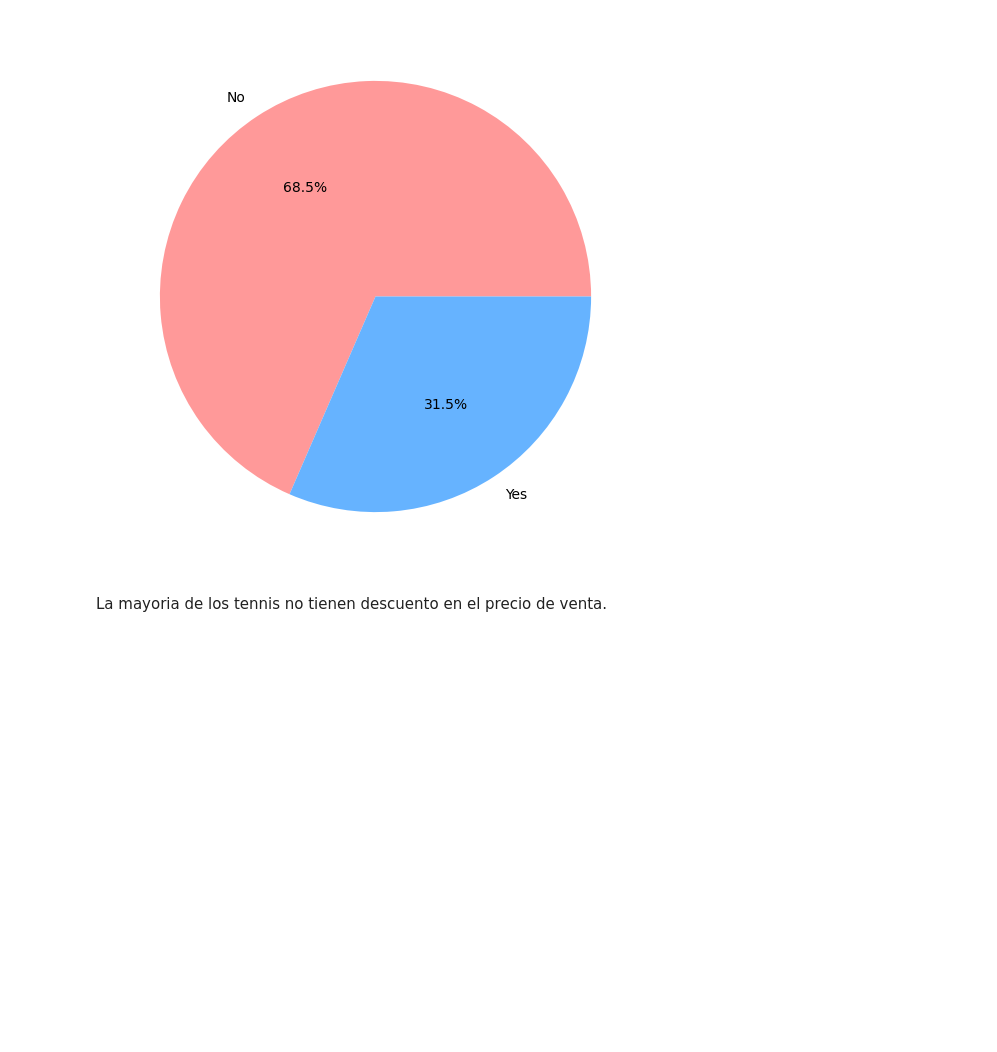
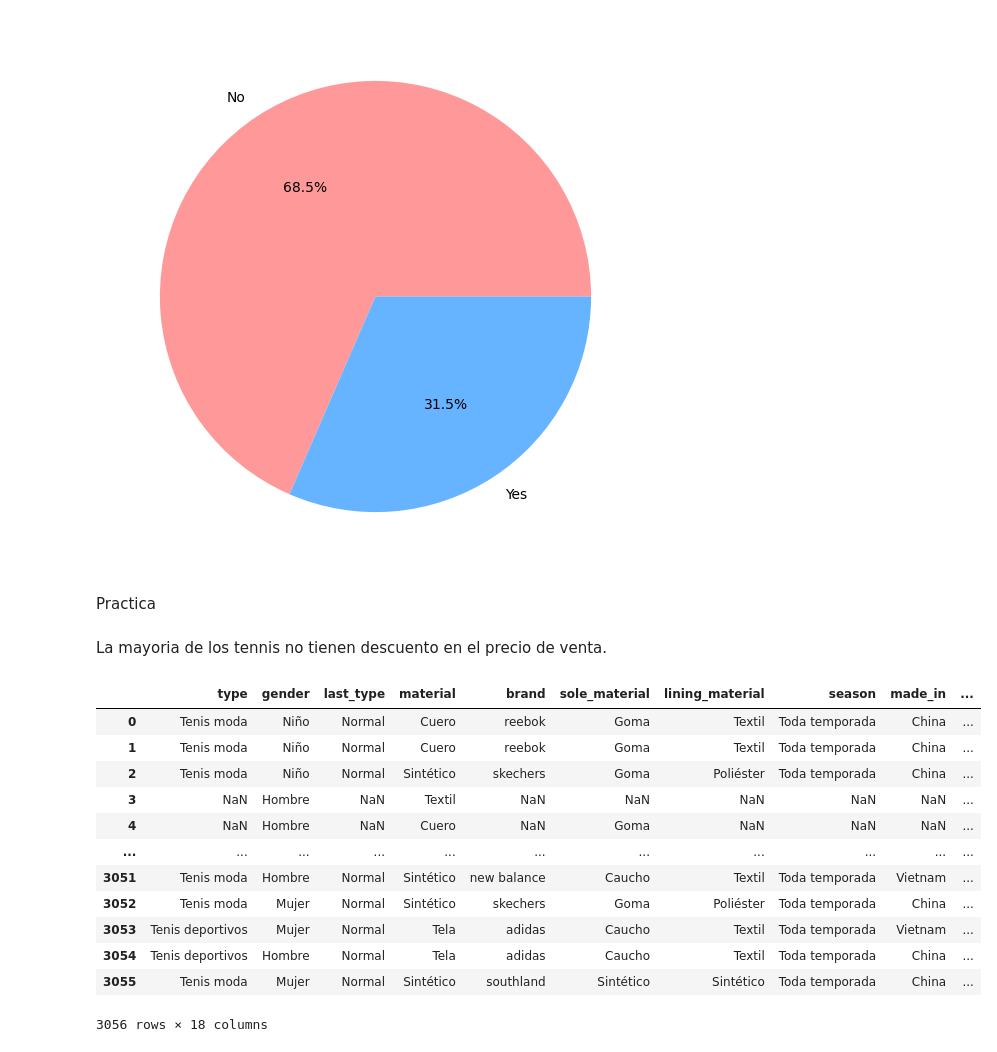
Before and after one commit to sofi-devv/Bootcamp-DS, a Jupyter notebook: falabella/visualizations/viz-fl.ipynb, the cells around one changed output. Cells and saved outputs as stored; diff of their text form; code cells hidden in the pictures; blank space fills up the shorter version.

```diff
--- a/falabella/visualizations/viz-fl.ipynb
+++ b/falabella/visualizations/viz-fl.ipynb
@@ -117,5 +117,23 @@ plt.pie(trainers['is_discounted'].value_counts(normalize=True), labels=['No', 'Y
  [Text(-0.32895868464654837, 0.5017830046898886, '68.5%'),
   Text(0.3289586846465481, -0.5017830046898887, '31.5%')])
 [figure]
+# %% [markdown]
+Practica
 # %% [markdown]
 La mayoria de los tennis no tienen descuento en el precio de venta.
+# %%
+trainers
+# %% [output]
+|  | type | gender | last_type | material | brand | sole_material | lining_material | season | made_in | ... |
+| 0 | Tenis moda | Niño | Normal | Cuero | reebok | Goma | Textil | Toda temporada | China | ... |
+| 1 | Tenis moda | Niño | Normal | Cuero | reebok | Goma | Textil | Toda temporada | China | ... |
+| 2 | Tenis moda | Niño | Normal | Sintético | skechers | Goma | Poliéster | Toda temporada | China | ... |
+| 3 | NaN | Hombre | NaN | Textil | NaN | NaN | NaN | NaN | NaN | ... |
+| 4 | NaN | Hombre | NaN | Cuero | NaN | Goma | NaN | NaN | NaN | ... |
+| ... | ... | ... | ... | ... | ... | ... | ... | ... | ... | ... |
+| 3051 | Tenis moda | Hombre | Normal | Sintético | new balance | Caucho | Textil | Toda temporada | Vietnam | ... |
+| 3052 | Tenis moda | Mujer | Normal | Sintético | skechers | Goma | Poliéster | Toda temporada | China | ... |
+| 3053 | Tenis deportivos | Mujer | Normal | Tela | adidas | Caucho | Textil | Toda temporada | Vietnam | ... |
+| 3054 | Tenis deportivos | Hombre | Normal | Tela | adidas | Caucho | Textil | Toda temporada | China | ... |
+| 3055 | Tenis moda | Mujer | Normal | Sintético | southland | Sintético | Sintético | Toda temporada | China | ... |
+3056 rows × 18 columns
```
Also changed, not shown: parts of 5 cells of this notebook.
